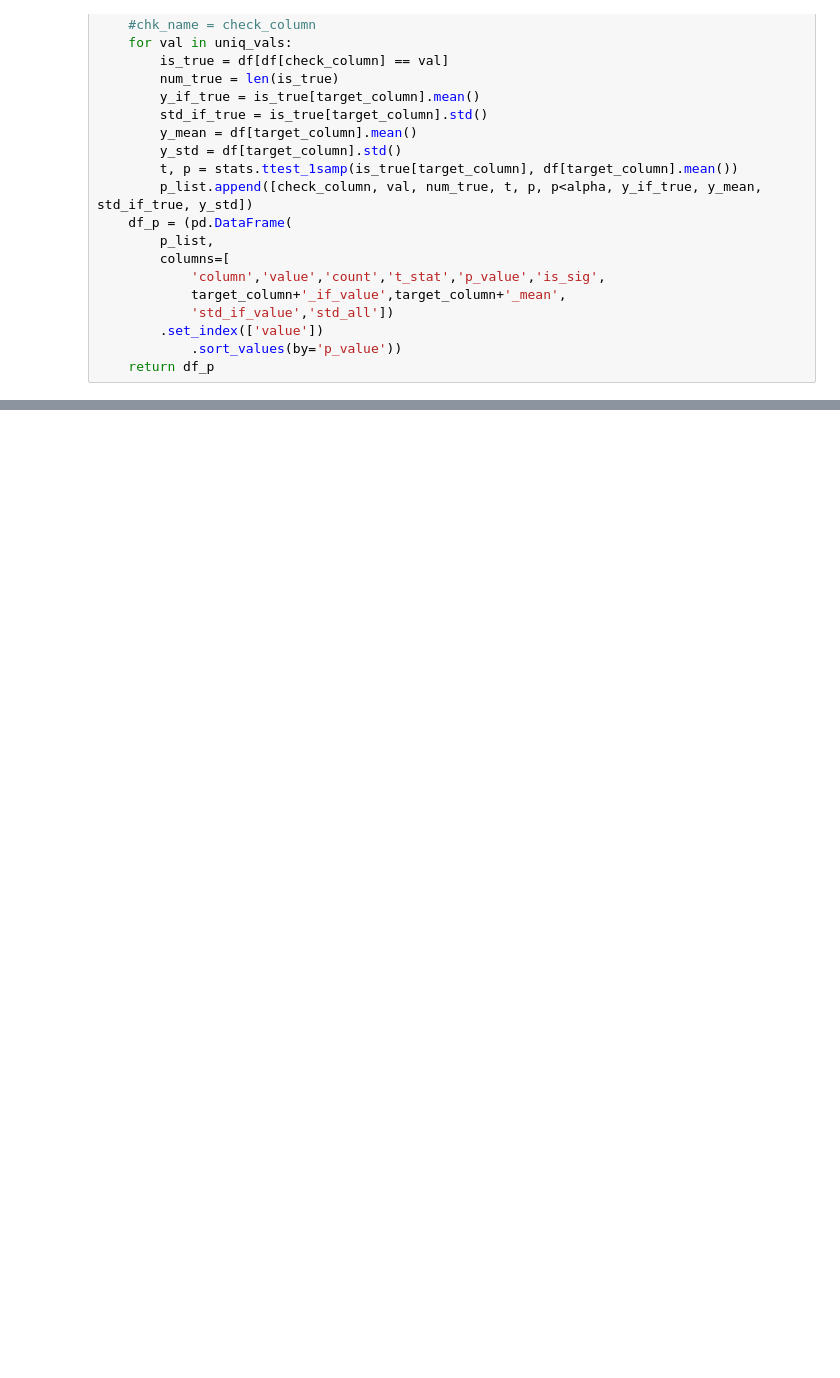
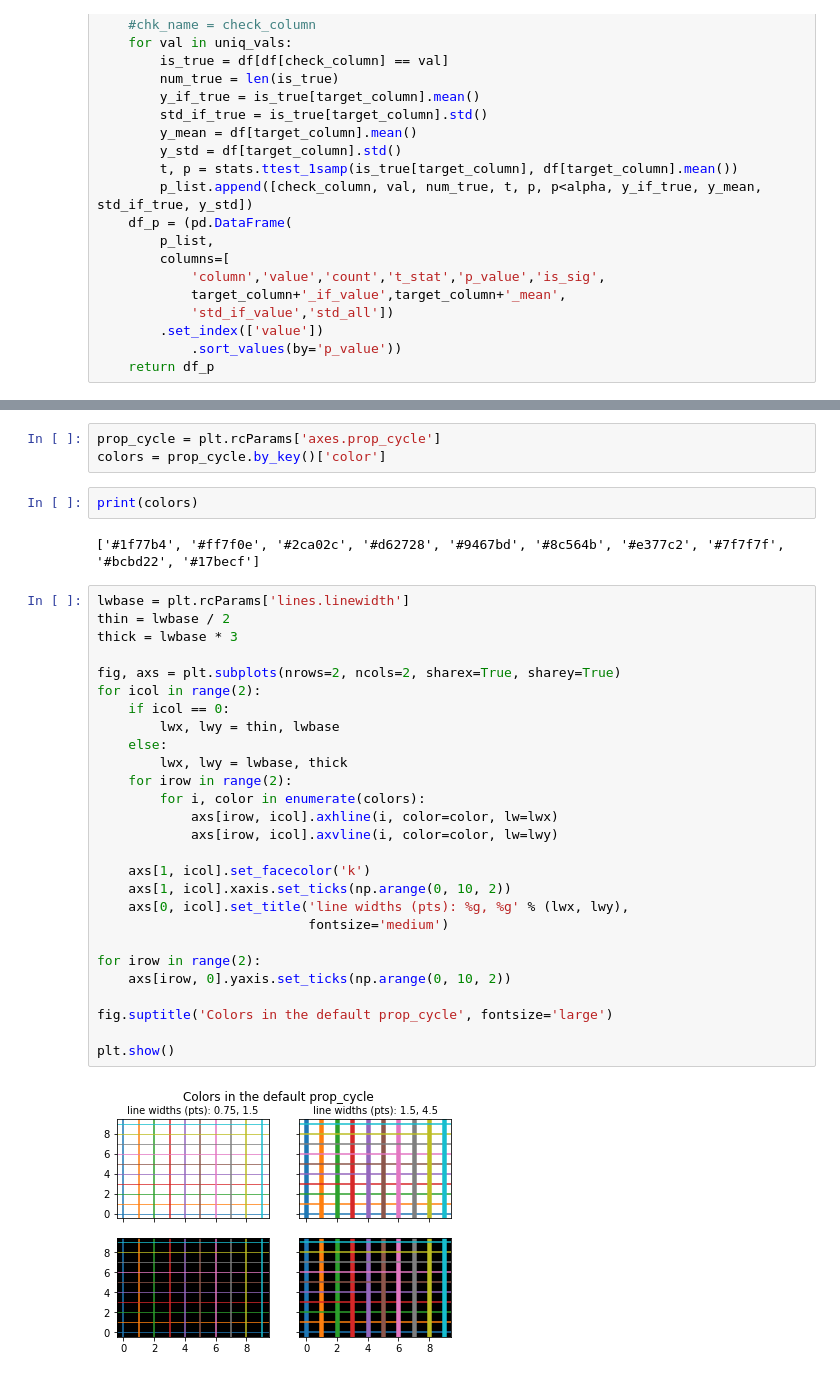
Before and after one commit to BayesEliaSantos/Bayes_P04_Zillow, a Jupyter notebook: kworking.ipynb, the cells around one changed output, grey strips where cells are left out. Cells and saved outputs as stored; diff of their text form; blank space fills up the shorter version.

```diff
--- a/kworking.ipynb
+++ b/kworking.ipynb
@@ -753,0 +767,36 @@ bool_ttest_single_uniq(cluster_y, target_column=dfo.y_column, check_column='clus
+# %%
+prop_cycle = plt.rcParams['axes.prop_cycle']
+colors = prop_cycle.by_key()['color']
+# %%
+print(colors)
+# %% [output]
+['#1f77b4', '#ff7f0e', '#2ca02c', '#d62728', '#9467bd', '#8c564b', '#e377c2', '#7f7f7f', '#bcbd22', '#17becf']
+# %%
+lwbase = plt.rcParams['lines.linewidth']
+thin = lwbase / 2
+thick = lwbase * 3
+
+fig, axs = plt.subplots(nrows=2, ncols=2, sharex=True, sharey=True)
+for icol in range(2):
+    if icol == 0:
+        lwx, lwy = thin, lwbase
+    else:
+        lwx, lwy = lwbase, thick
+    for irow in range(2):
+        for i, color in enumerate(colors):
+            axs[irow, icol].axhline(i, color=color, lw=lwx)
+            axs[irow, icol].axvline(i, color=color, lw=lwy)
+
+    axs[1, icol].set_facecolor('k')
+    axs[1, icol].xaxis.set_ticks(np.arange(0, 10, 2))
+    axs[0, icol].set_title('line widths (pts): %g, %g' % (lwx, lwy),
+                           fontsize='medium')
+
+for irow in range(2):
+    axs[irow, 0].yaxis.set_ticks(np.arange(0, 10, 2))
+
+fig.suptitle('Colors in the default prop_cycle', fontsize='large')
+
+plt.show()
+# %% [output]
+[figure, added]
```
Also changed, not shown: parts of 39 cells of this notebook, 2 other files.
